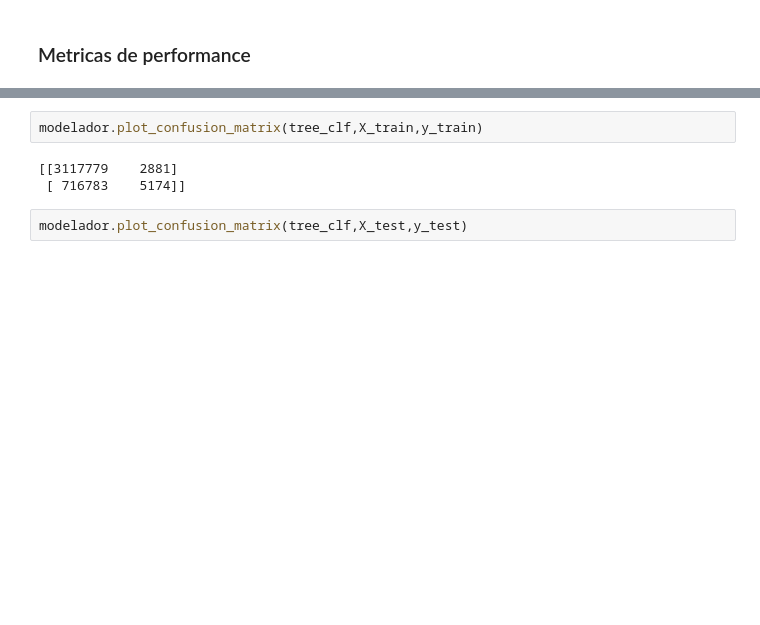
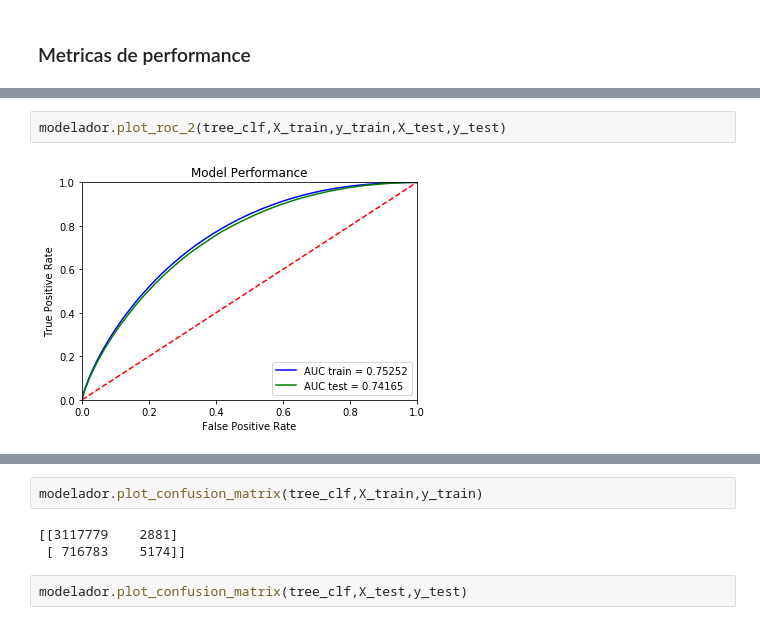
Before and after one commit to francomatiasferrari/md_MIM, a Jupyter notebook: model/model_FF.ipynb, the cells around one changed output, grey strips where cells are left out. Saved outputs shown, nothing was run; the diff lists cells and outputs as text; blank space fills up the shorter version.

```diff
--- a/model/model_FF.ipynb
+++ b/model/model_FF.ipynb
@@ -124,0 +160,4 @@ modelador.plot_roc_2(tree_clf,X_train,y_train,X_test,y_test)
+# %%
+modelador.plot_roc_2(tree_clf,X_train,y_train,X_test,y_test)
+# %% [output]
+[figure, added]
```
Also changed, not shown: parts of 26 cells of this notebook, 3 other files.
